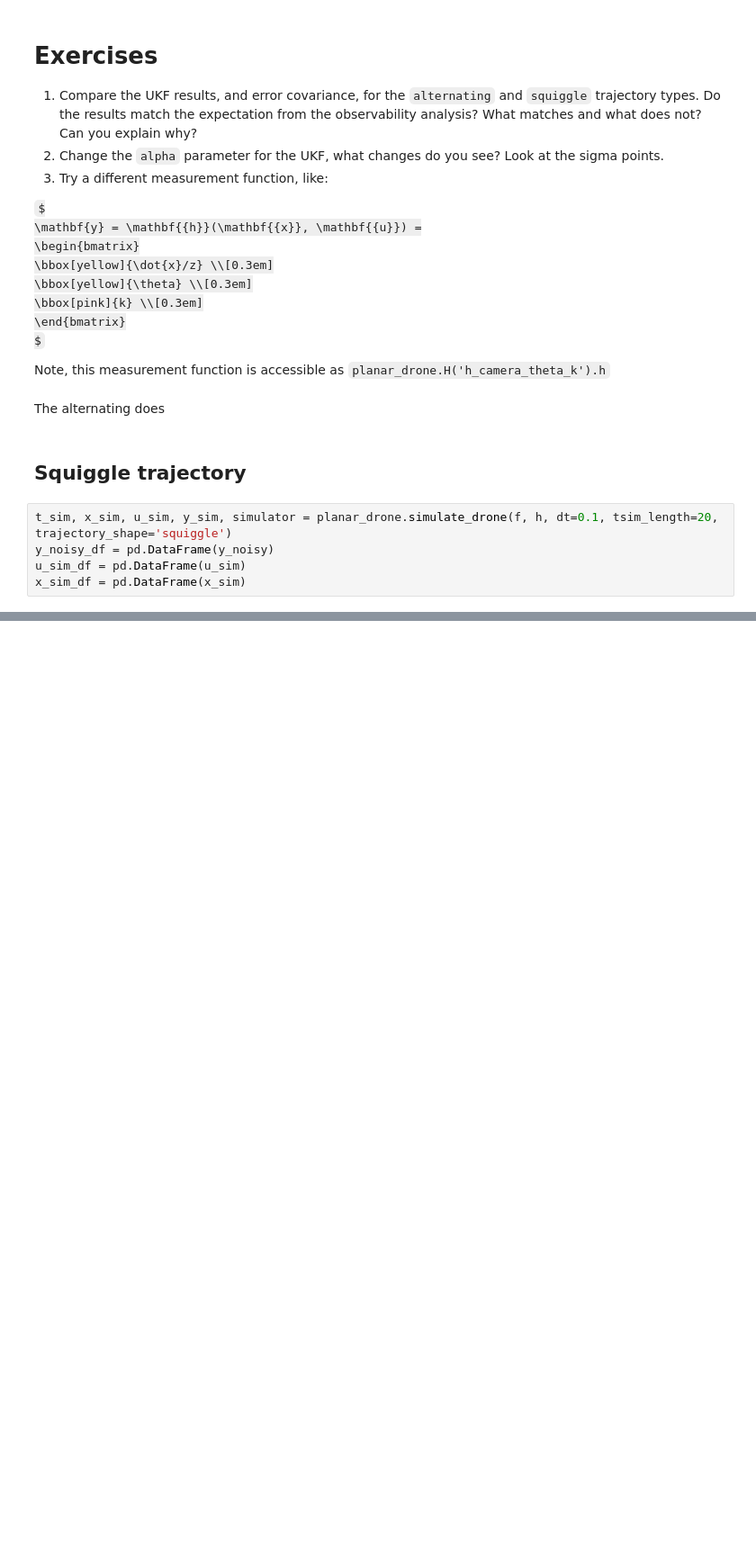
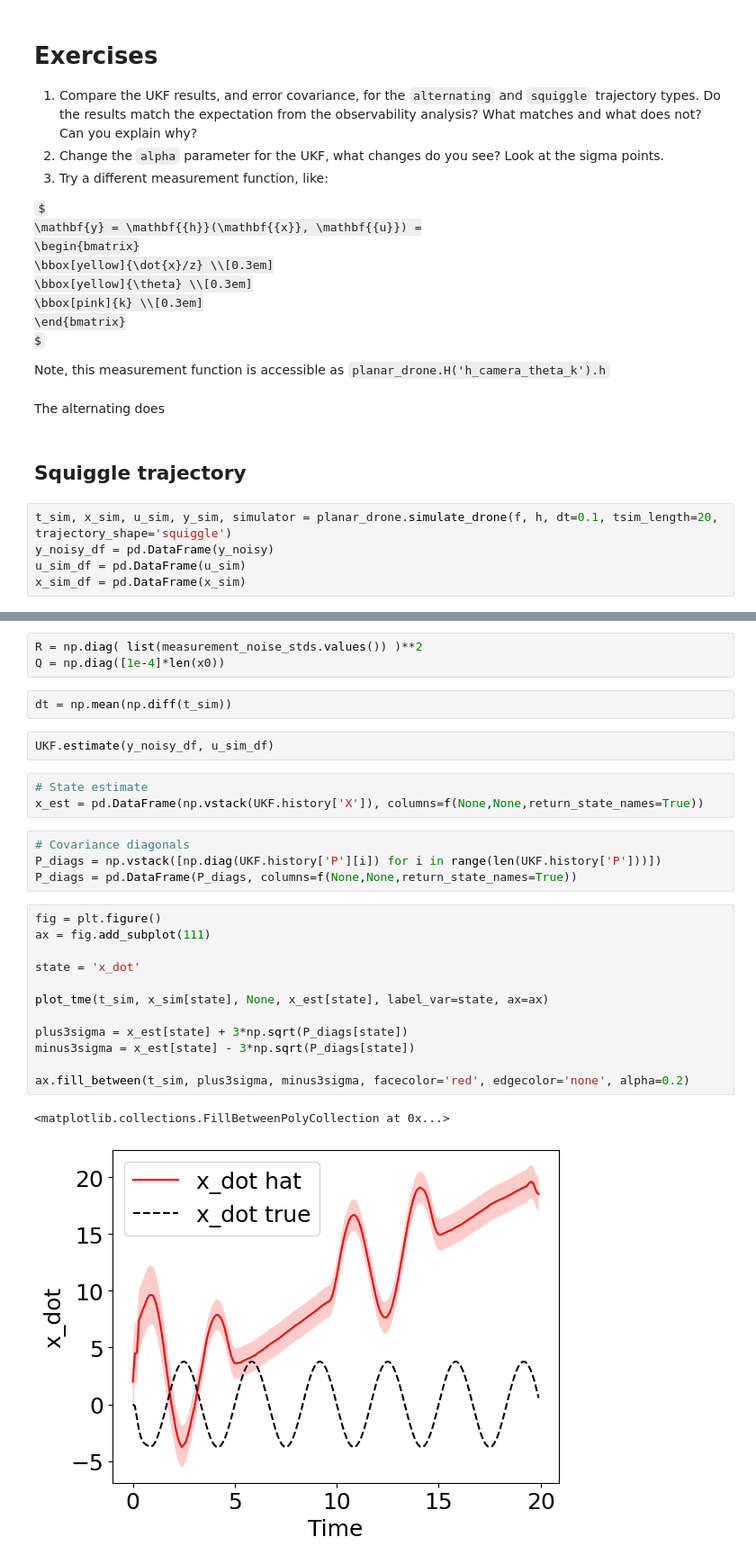
Before and after one commit to quangvumathneuro/Nonlinear_and_Data_Driven_Estimation, a Jupyter notebook: Lesson_10_Unscented_Kalman_Filter/A_planar_drone_EKF_UKF_QV.ipynb, the cells around one changed output, grey strips where cells are left out. Shown at 90% size. Saved outputs shown, nothing was run; the diff lists cells and outputs as text; some formulas as TeX source; blank space fills up the shorter version.

```diff
--- a/Lesson_10_Unscented_Kalman_Filter/A_planar_drone_EKF_UKF_QV.ipynb
+++ b/Lesson_10_Unscented_Kalman_Filter/A_planar_drone_EKF_UKF_QV.ipynb
@@ -411,0 +377,29 @@ x_sim_df = pd.DataFrame(x_sim)
+# %%
+R = np.diag( list(measurement_noise_stds.values()) )**2
+Q = np.diag([1e-4]*len(x0))
+# %%
+dt = np.mean(np.diff(t_sim))
+# %%
+UKF.estimate(y_noisy_df, u_sim_df)
+# %%
+# State estimate
+x_est = pd.DataFrame(np.vstack(UKF.history['X']), columns=f(None,None,return_state_names=True))
+# %%
+# Covariance diagonals
+P_diags = np.vstack([np.diag(UKF.history['P'][i]) for i in range(len(UKF.history['P']))])
+P_diags = pd.DataFrame(P_diags, columns=f(None,None,return_state_names=True))
+# %%
+fig = plt.figure()
+ax = fig.add_subplot(111)
+
+state = 'x_dot'
+
+plot_tme(t_sim, x_sim[state], None, x_est[state], label_var=state, ax=ax)
+
+plus3sigma = x_est[state] + 3*np.sqrt(P_diags[state])
+minus3sigma = x_est[state] - 3*np.sqrt(P_diags[state])
+
+ax.fill_between(t_sim, plus3sigma, minus3sigma, facecolor='red', edgecolor='none', alpha=0.2)
+# %% [output]
+<matplotlib.collections.FillBetweenPolyCollection at 0x...>
+[figure, added]
```
Also changed, not shown: parts of 12 cells of this notebook.
